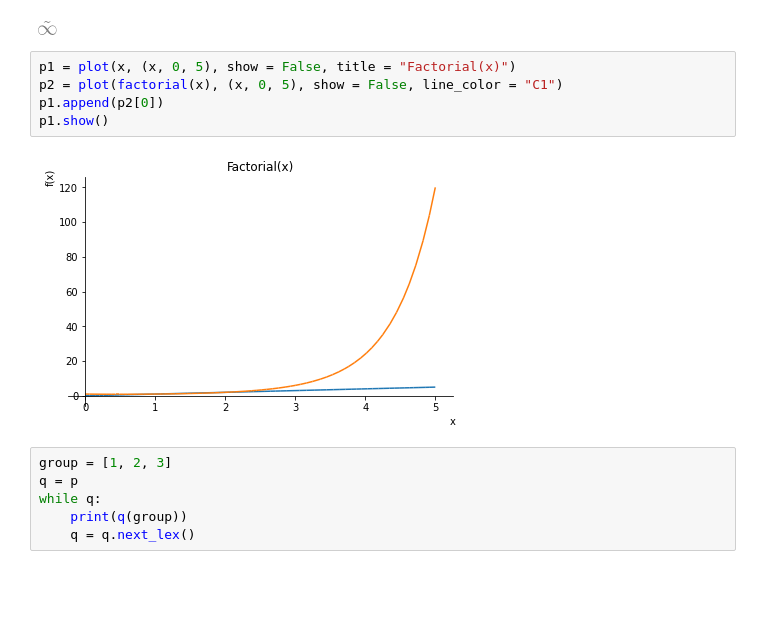
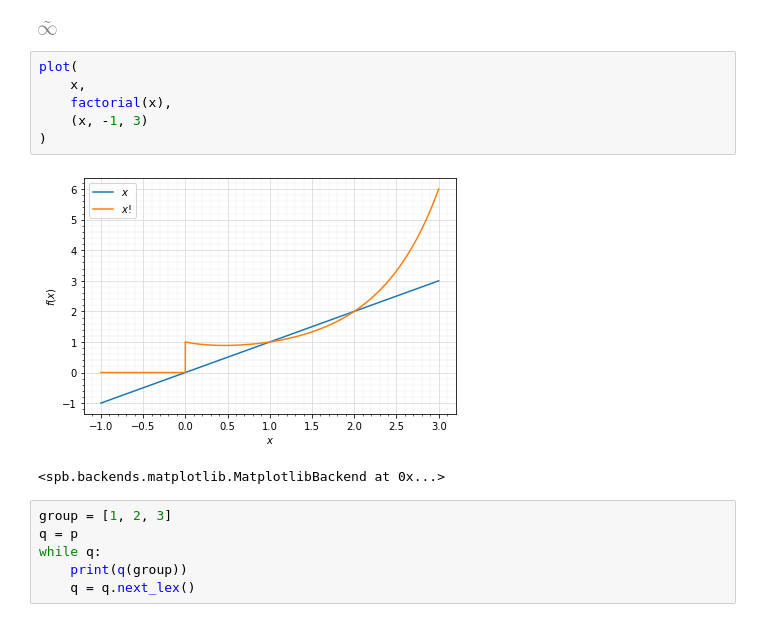
Before and after one commit to James-G-Hill/Sympy-Companion-to-Mathematics-Form-and-Function, a Jupyter notebook: ch01_origins_of_formal_structure/03_permutations.ipynb, the cells around one changed output. Saved outputs shown, nothing was run; the diff lists cells and outputs as text; blank space fills up the shorter version.

```diff
--- a/ch01_origins_of_formal_structure/03_permutations.ipynb
+++ b/ch01_origins_of_formal_structure/03_permutations.ipynb
@@ -37,13 +37,15 @@ p.cardinality
 factorial(-2)
 # %% [output]
 [figure]
-# %%
-p1 = plot(x, (x, 0, 5), show = False, title = "Factorial(x)")
-p2 = plot(factorial(x), (x, 0, 5), show = False, line_color = "C1")
-p1.append(p2[0])
-p1.show()
-# %% [output]
-[figure, removed]
+# %%
+plot(
+    x,
+    factorial(x),
+    (x, -1, 3)
+)
+# %% [output]
+[figure, added]
+<spb.backends.matplotlib.MatplotlibBackend at 0x...>
 # %%
 group = [1, 2, 3]
 q = p
```
Also changed, not shown: parts of 3 cells of this notebook, 1 other file.
